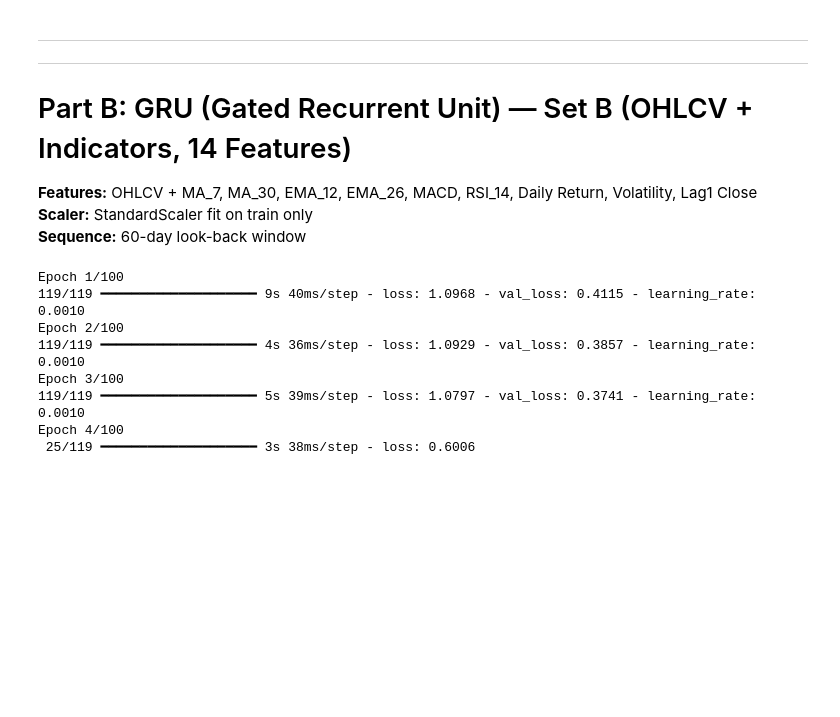
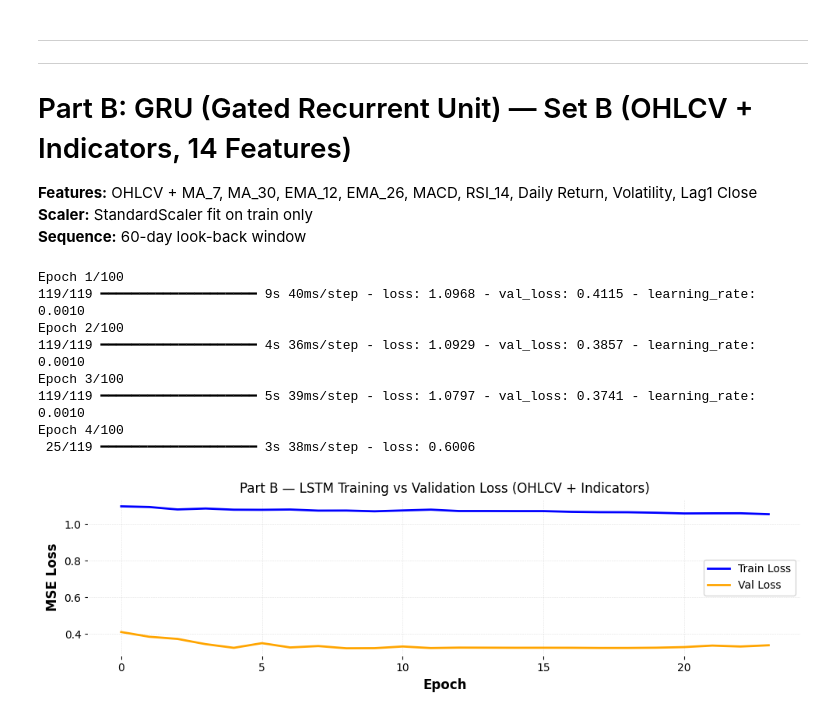
Before and after one commit to rishika790/AI-PORTFOLIO, a Jupyter notebook: DL_GRU_OHLCV_vs_Indicators.ipynb, the cells around one changed output. Drawn from its saved outputs; the diff is of its cells as text; code cells hidden in the pictures; blank space fills up the shorter version.

Commit message:
code: cell 57 — plt.figure(figsize=(10, 3))

```diff
--- a/DL_GRU_OHLCV_vs_Indicators.ipynb
+++ b/DL_GRU_OHLCV_vs_Indicators.ipynb
@@ -797,3 +797,12 @@ Epoch 3/100
 119/119 ━━━━━━━━━━━━━━━━━━━━ 5s 39ms/step - loss: 1.0797 - val_loss: 0.3741 - learning_rate: 0.0010
 Epoch 4/100
  25/119 ━━━━━━━━━━━━━━━━━━━━ 3s 38ms/step - loss: 0.6006
+# %%
+plt.figure(figsize=(10, 3))
+plt.plot(history_B.history['loss'],     label='Train Loss', color='blue')
+plt.plot(history_B.history['val_loss'], label='Val Loss',   color='orange')
+plt.title('Part B — LSTM Training vs Validation Loss (OHLCV + Indicators)')
+plt.xlabel('Epoch'); plt.ylabel('MSE Loss')
+plt.legend(); plt.grid(True, alpha=0.3); plt.tight_layout(); plt.show()
+# %% [output]
+[figure, added]
```
